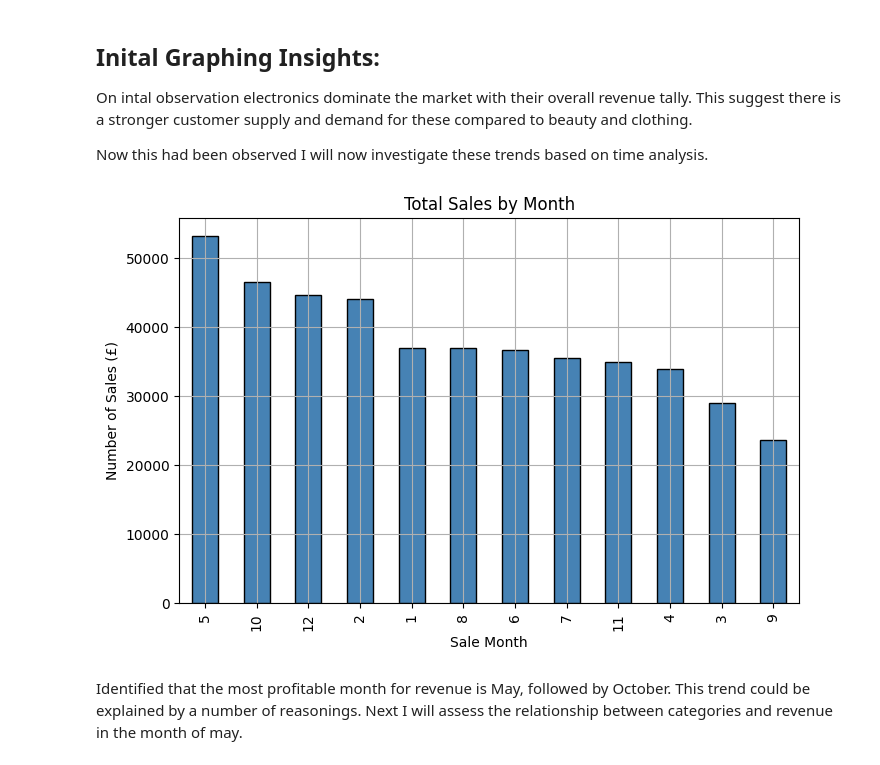
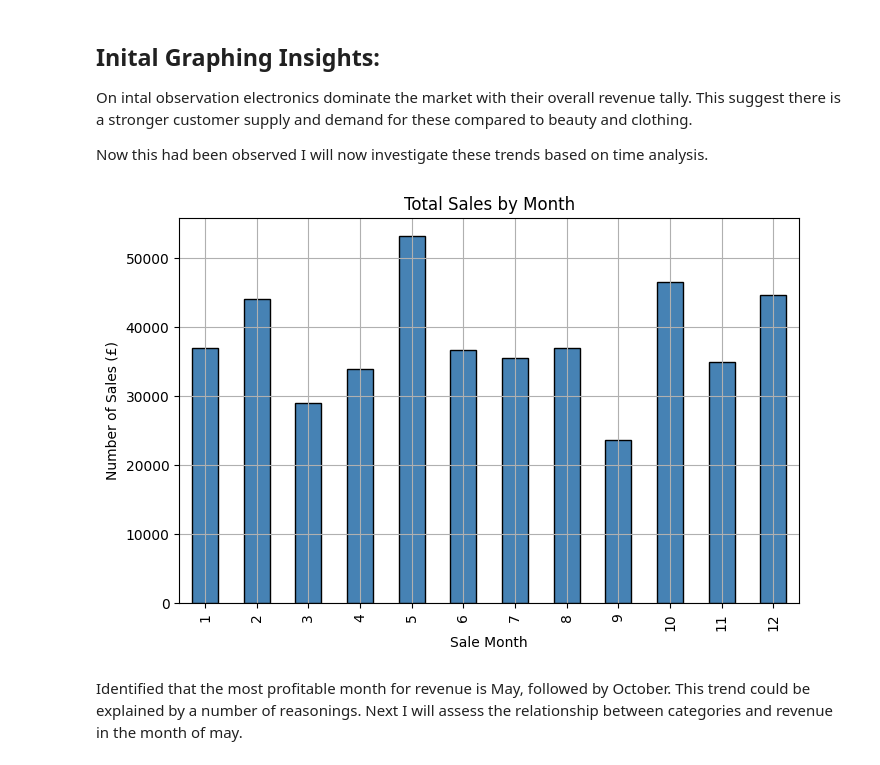
Before and after one commit to HayleyBunny/Retail-Data-Analysis, a Jupyter notebook: Retail Analysis.ipynb, the cells around one changed output. Cells and saved outputs as stored; diff of their text form; code cells hidden in the pictures.

```diff
--- a/Retail Analysis.ipynb
+++ b/Retail Analysis.ipynb
@@ -150,18 +150,19 @@ Now this had been observed I will now investigate these trends based on time ana
 # %%
 # new column that shows each transaction month
 db_copy['Month'] = db_copy['Date'].dt.month
 
-month_sales = db_copy.groupby('Month')['Total Sale Price'].sum().sort_values(ascending=False)
+
+month_sales = db_copy.groupby('Month')['Total Sale Price'].sum().sort_index()
 plt.figure(figsize=(8,5))
 month_sales.plot(kind='bar',color='steelblue', edgecolor='black')
 
 #Finalize Visualization:
 plt.title('Total Sales by Month')
 plt.xlabel('Sale Month')
 plt.ylabel('Number of Sales (£)')
 plt.grid()
 # %% [output]
-[figure, old version]
+[figure, new version]
 # %% [markdown]
  Identified that the most profitable month for revenue is May, followed by October. This trend could be explained by a number of reasonings. Next I will assess the relationship between categories and revenue in the month of may.
 # %%
```
Also changed, not shown: parts of 4 cells of this notebook.
